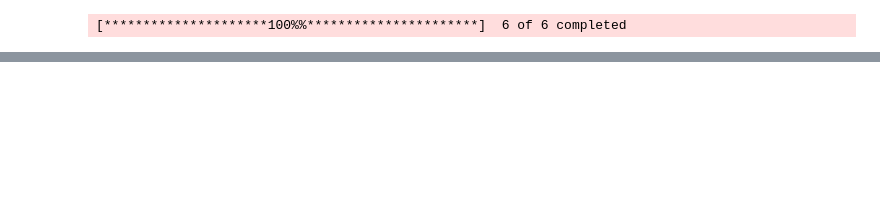
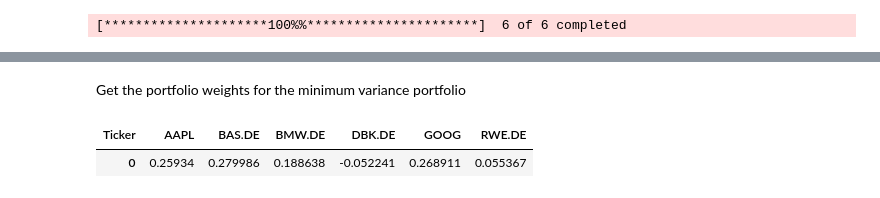
Before and after one commit to memlein/Markowitz-portfolio, a Jupyter notebook: portfolio.ipynb, the cells around one changed output, grey strips where cells are left out. Saved outputs shown, nothing was run; the diff lists cells and outputs as text; code cells hidden in the pictures; blank space fills up the shorter version.

```diff
--- a/portfolio.ipynb
+++ b/portfolio.ipynb
@@ -137,0 +16,7 @@ Minimum variance portfolio not computed. Minimum variance portfolio will be comp
+# %% [markdown]
+Get the portfolio weights for the minimum variance portfolio
+# %%
+PF.get_minimum_variance_portfolio()
+# %% [output]
+| Ticker | AAPL | BAS.DE | BMW.DE | DBK.DE | GOOG | RWE.DE |
+| 0 | 0.25934 | 0.279986 | 0.188638 | -0.052241 | 0.268911 | 0.055367 |
```
Also changed, not shown: parts of 6 cells of this notebook, 3 other files.
